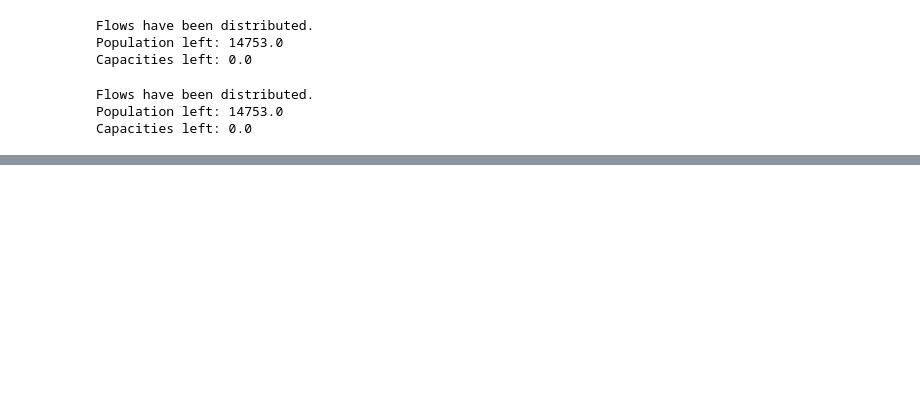
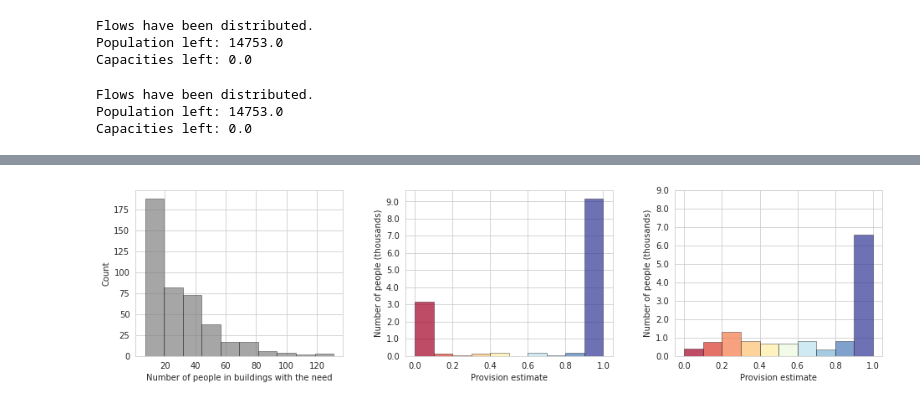
Before and after one commit to RitaMargari/urban-facilities-provision, a Jupyter notebook: main.ipynb, the cells around one changed output, grey strips where cells are left out. Cells and saved outputs as stored; diff of their text form; code cells hidden in the pictures; blank space fills up the shorter version.

```diff
--- a/main.ipynb
+++ b/main.ipynb
@@ -138,0 +105,32 @@ ratio = sum_capacity / demand_around
+# %%
+dist = 600
+houses_loc = houses[houses["municipality_id"].isin([88, 72, 21])]
+
+fig = plt.figure(figsize=(16, 8))
+plt.subplots_adjust(wspace=0.3)
+gs = fig.add_gridspec(2,3)
+ax1 = fig.add_subplot(gs[0, 0])
+ax2 = fig.add_subplot(gs[0, 1])
+ax3 = fig.add_subplot(gs[0, 2])
+
+n, bins, patches = ax1.hist(houses_loc["demand"], 10, alpha = 0.7, color='grey', edgecolor='black', linewidth=0.5)
+ax1.set_xlabel("Number of people in buildings with the need")
+ax1.set_ylabel("Count")
+
+ax2_n, bins, patches = ax2.hist(houses_loc["provision_ilp"], 10, alpha = 0.7, weights=houses_loc["demand"], edgecolor='black', linewidth=0.5)
+set_color_map(bins, patches, "RdYlBu")
+ax2.set_yticks(np.arange(0, max(ax2_n) + 1, 1000))
+ax2.set_yticklabels([x / 1000 for x in ax2.get_yticks().tolist()])
+ax2.set_xlabel("Provision estimate")
+ax2.set_ylabel("Number of people (thousands)")
+
+ax3_n, bins, patches = ax3.hist(houses_loc["provision_dcgm"], 10, alpha = 0.7, weights=houses_loc["demand"], edgecolor='black', linewidth=0.5)
+set_color_map(bins, patches, "RdYlBu")
+ax3.set_yticks(np.arange(0, max(ax2_n)+1, 1000))
+ax3.set_yticklabels([x / 1000 for x in ax3.get_yticks().tolist()])
+ax3.set_xlabel("Provision estimate")
+ax3.set_ylabel("Number of people (thousands)")
+
+plt.show()
+# %% [output]
+[figure, added]
```
Also changed, not shown: parts of 14 cells of this notebook, 2 other files.
